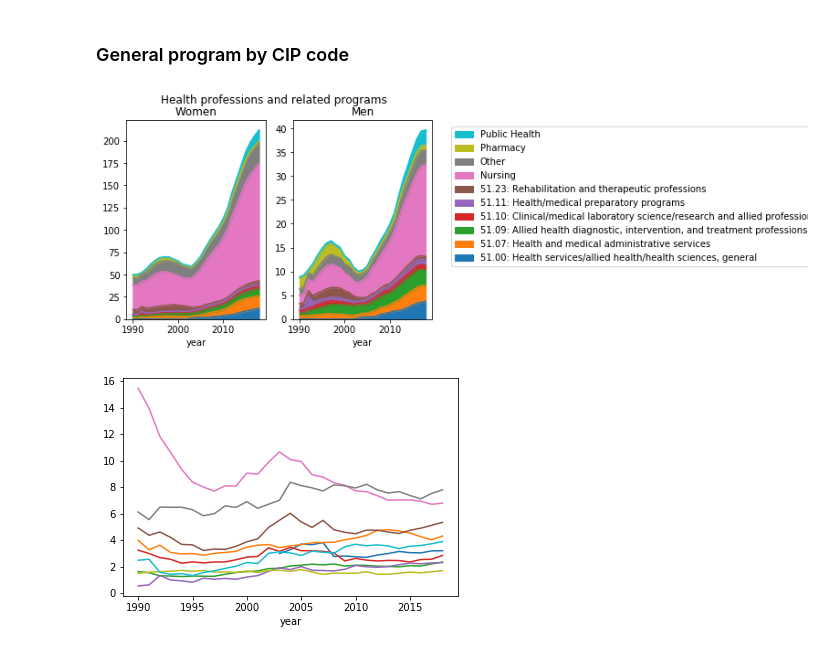
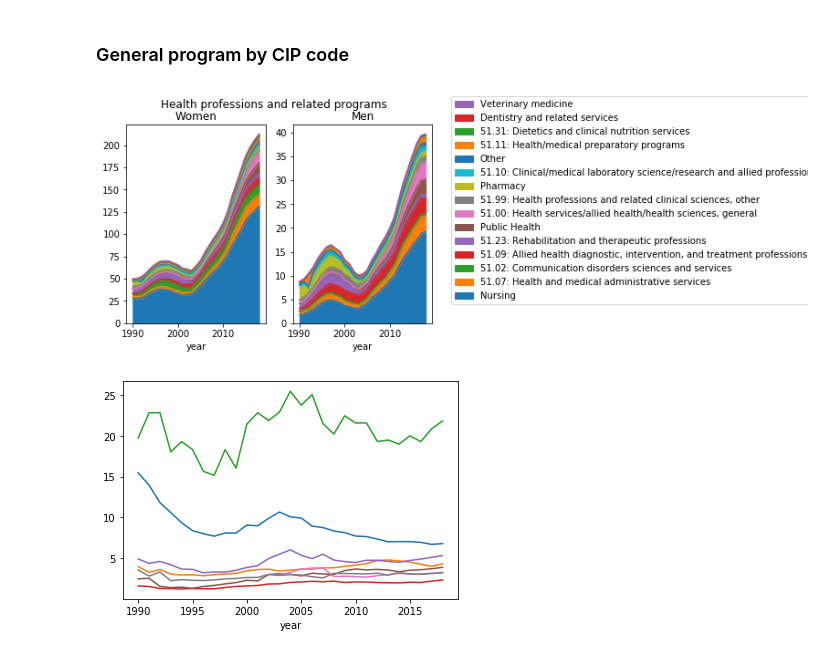
Before and after one commit to tara-sullivan/hcs, a Jupyter notebook: code/ipeds/ipeds_trends.ipynb, the cells around one changed output. Drawn from its saved outputs; the diff is of its cells as text; code cells hidden in the pictures.

```diff
--- a/code/ipeds/ipeds_trends.ipynb
+++ b/code/ipeds/ipeds_trends.ipynb
@@ -323,14 +323,21 @@ def cipgraph(cip,cipdict={},shareyflag=True,cipnum=False,rategraph=True):
         groupvar = 'cip4'
     # aggregate by the group
     cipdf = cipdf.groupby(['year',groupvar]).aggregate('sum').unstack()
-    # convert to thousands
-    #cipdf = cipdf/1e3
     # find the maximum value in dataframe; add 5% to be consistent with matplotlib
-    maxval = (cipdf.stack().groupby(['year']).aggregate('sum').values.max())*1.05
+    maxval = (cipdf.transform(lambda x: x/1e3).stack().groupby(['year']).aggregate('sum').values.max())*1.05
+
+    # order graph elements; first find largest groups
+    ciplist = (cipdf.sum().groupby(groupvar).aggregate('sum')/cipdf.sum().sum()).sort_values(ascending=False)
+    # re-order columns
+    cipdf = cipdf.reindex(list(ciplist.index.values),axis=1,level=1)
 
     # rate data
     if rategraph:
+        # keep only those cip that you want to graph
+        keepcip = list(ciplist[ciplist.ge(.03)].index.values)
+        # create dataset of rates
         ciprate_df = cipdf.stack(dropna=False)
+        ciprate_df = ciprate_df.loc[pd.IndexSlice[:,keepcip],:]
         ciprate_df['rate'] = ciprate_df['ctotalw']/ciprate_df['ctotalm']
         ciprate_df = ciprate_df['rate'].unstack()
 
@@ -367,32 +374,41 @@ def cipgraph(cip,cipdict={},shareyflag=True,cipnum=False,rategraph=True):
 
         ciprate_df.plot(ax=ax)
 
-#         handles, labels = ax.get_legend_handles_labels()
-#         txt_labels = labels
-#         ax.legend(handles[::-1], txt_labels[::-1],
-#                   loc='center left',bbox_to_anchor=(1.05,.6),borderaxespad=0)
         ax.get_legend().remove()
 
         plt.show()
 # %%
 # create mapping that you want to use
 cip51dict = {'Nursing' : ['51.38', '51.39'],
-#               'Dentistry and related services' : ['51.04', '51.05', '51.06'],
-#               'Veterinary medicine' : ['51.24', '51.25'],
+              'Dentistry and related services' : ['51.04', '51.05', '51.06'],
+              'Veterinary medicine' : ['51.24', '51.25'],
               'Pharmacy' : ['51.20'],
               'Public Health' : ['51.22'],
-              'Other' : ['51.02','51.08',
-                         '51.04', '51.05', '51.06',
+              'Other' : [
+#                          '51.02',
+                         '51.08',
+#                          '51.04', '51.05', '51.06',
 #                          '51.11',
-                         '51.12','51.14','51.15','51.18',
-                         '51.24', '51.25','51.26','51.27',
-                         '51.31','51.32','51.33','51.34','51.35','51.36','51.37','51.99'],
-             }
+                         '51.12',
+                         '51.14',
+                         '51.15','51.18',
+#                          '51.24', '51.25',
+                         '51.26',
+                         '51.27',
+#                          '51.31',
+                         '51.32',
+                         '51.33',
+                         '51.34',
+                         '51.35',
+                         '51.36',
+                         '51.37',
+#                          '51.99'
+                         ]}
 # 51.11 is weird!
 cipgraph('51',cip51dict,cipnum=True,shareyflag=False)
 # %% [output]
-[figure, old version]
+[figure, new version]
-[figure, old version]
+[figure, new version]
 # %%
 cip52dict = {'Other' : ['52.04','52.05','52.06','52.07',
                         '52.12','52.13','52.15','52.16','52.17','52.18','52.19','52.20','52.21','52.99']}
```
Also changed, not shown: parts of 13 cells of this notebook.
